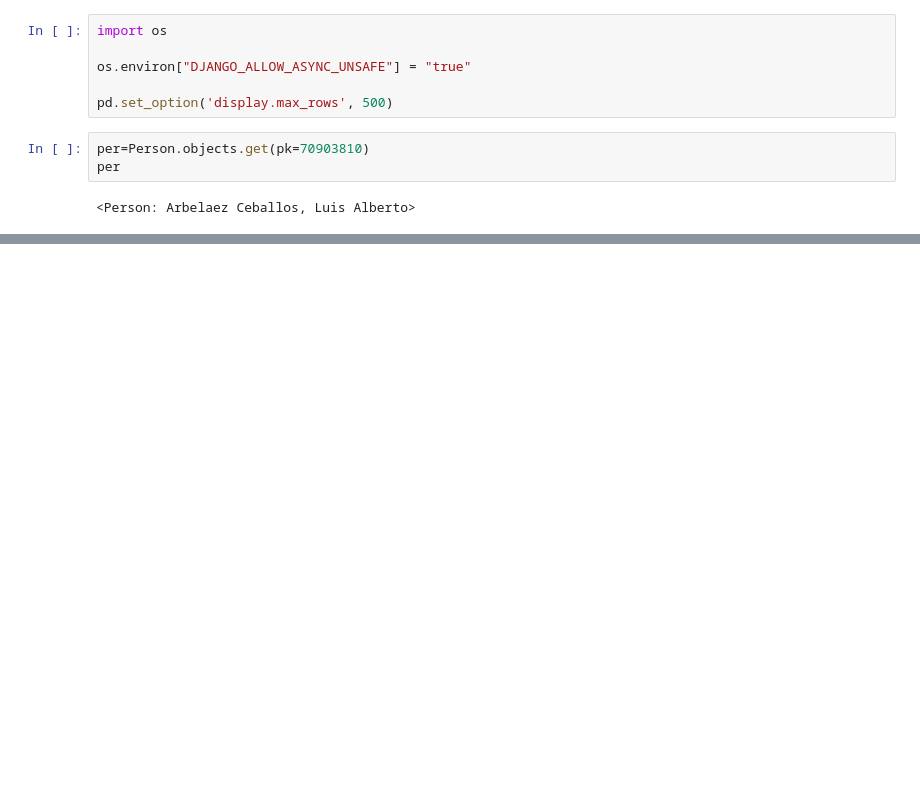
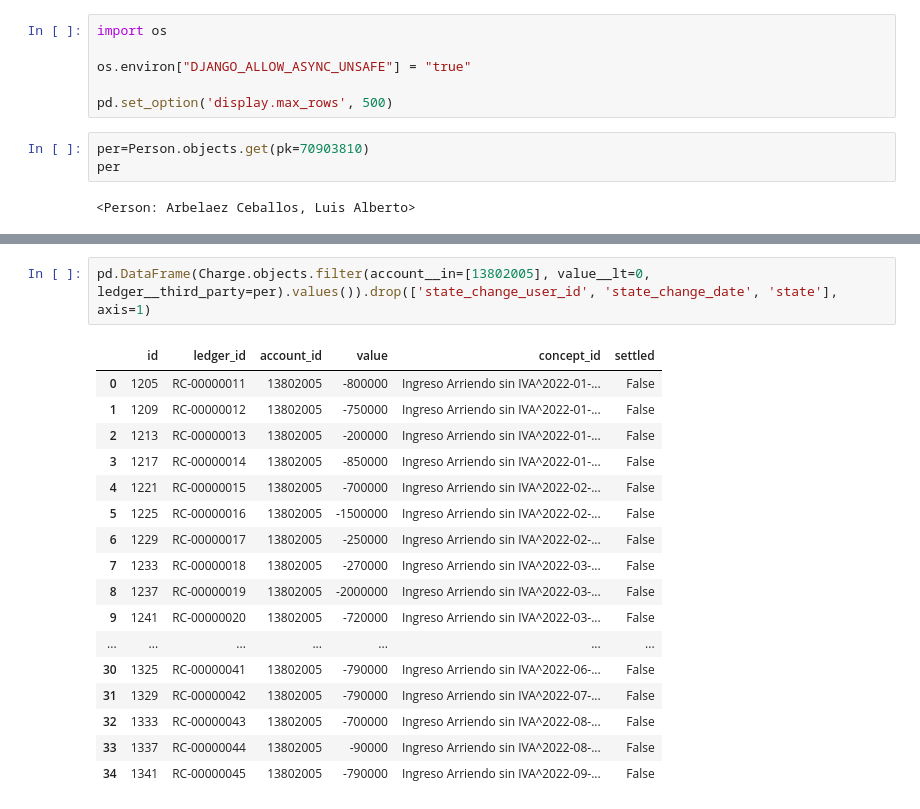
Before and after one commit to lcorkidi/adin_2022, a Jupyter notebook: scripts/Cartera.ipynb, the cells around one changed output, grey strips where cells are left out. Drawn from its saved outputs; the diff is of its cells as text; blank space fills up the shorter version.

Commit message:
accounting partial 3

```diff
--- a/scripts/Cartera.ipynb
+++ b/scripts/Cartera.ipynb
@@ -15,0 +62,20 @@ Charge.objects.filter(account__in=[13802005], value__gt=0, ledger__third_party=p
+# %%
+pd.DataFrame(Charge.objects.filter(account__in=[13802005], value__lt=0, ledger__third_party=per).values()).drop(['state_change_user_id', 'state_change_date', 'state'], axis=1)
+# %% [output]
+|  | id | ledger_id | account_id | value | concept_id | settled |
+| 0 | 1205 | RC-00000011 | 13802005 | -800000 | Ingreso Arriendo sin IVA^2022-01-... | False |
+| 1 | 1209 | RC-00000012 | 13802005 | -750000 | Ingreso Arriendo sin IVA^2022-01-... | False |
+| 2 | 1213 | RC-00000013 | 13802005 | -200000 | Ingreso Arriendo sin IVA^2022-01-... | False |
+| 3 | 1217 | RC-00000014 | 13802005 | -850000 | Ingreso Arriendo sin IVA^2022-01-... | False |
+| 4 | 1221 | RC-00000015 | 13802005 | -700000 | Ingreso Arriendo sin IVA^2022-02-... | False |
+| 5 | 1225 | RC-00000016 | 13802005 | -1500000 | Ingreso Arriendo sin IVA^2022-02-... | False |
+| 6 | 1229 | RC-00000017 | 13802005 | -250000 | Ingreso Arriendo sin IVA^2022-02-... | False |
+| 7 | 1233 | RC-00000018 | 13802005 | -270000 | Ingreso Arriendo sin IVA^2022-03-... | False |
+| 8 | 1237 | RC-00000019 | 13802005 | -2000000 | Ingreso Arriendo sin IVA^2022-03-... | False |
+| 9 | 1241 | RC-00000020 | 13802005 | -720000 | Ingreso Arriendo sin IVA^2022-03-... | False |
+| ... | ... | ... | ... | ... | ... | ... |
+| 30 | 1325 | RC-00000041 | 13802005 | -790000 | Ingreso Arriendo sin IVA^2022-06-... | False |
+| 31 | 1329 | RC-00000042 | 13802005 | -790000 | Ingreso Arriendo sin IVA^2022-07-... | False |
+| 32 | 1333 | RC-00000043 | 13802005 | -700000 | Ingreso Arriendo sin IVA^2022-08-... | False |
+| 33 | 1337 | RC-00000044 | 13802005 | -90000 | Ingreso Arriendo sin IVA^2022-08-... | False |
+| 34 | 1341 | RC-00000045 | 13802005 | -790000 | Ingreso Arriendo sin IVA^2022-09-... | False |
```
Also changed, not shown: parts of 5 cells of this notebook, 51 other files.
